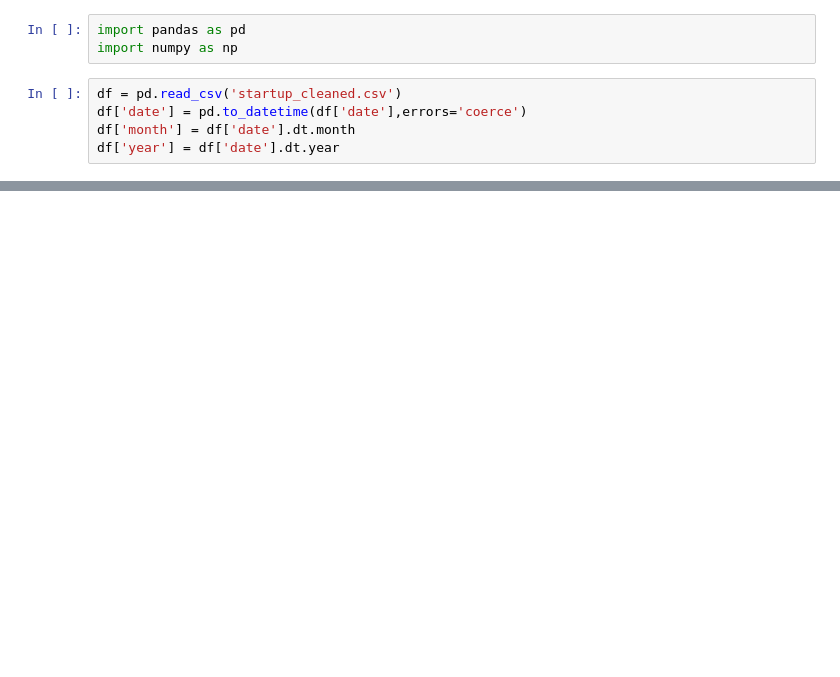
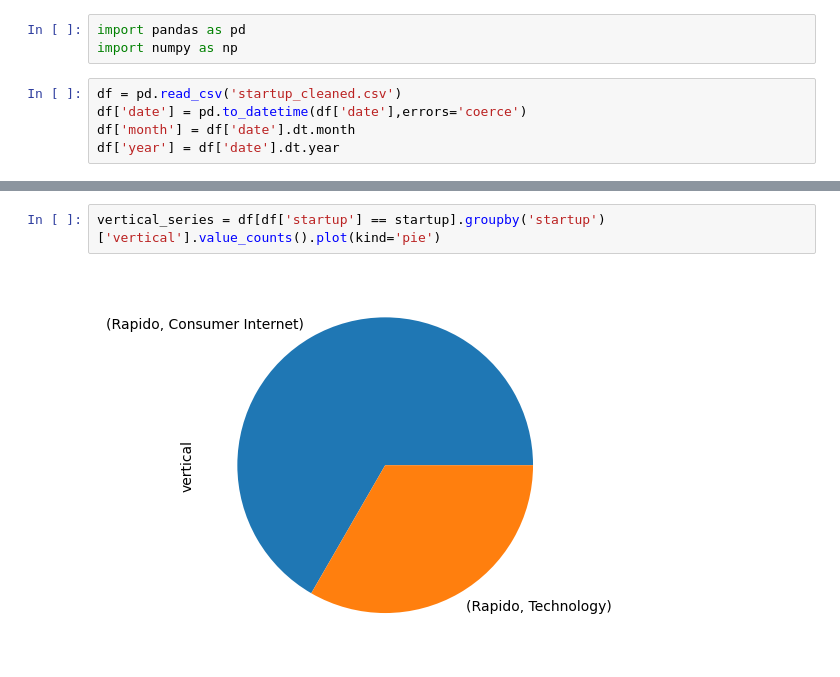
Before and after one commit to rudrat04/Indian_Startup_Funding_Streamlit_Case_Study, a Jupyter notebook: Untitled.ipynb, the cells around one changed output, grey strips where cells are left out. Cells and saved outputs as stored; diff of their text form; blank space fills up the shorter version.

```diff
--- a/Untitled.ipynb
+++ b/Untitled.ipynb
@@ -17,0 +88,4 @@ df.head()
+# %%
+vertical_series = df[df['startup'] == startup].groupby('startup')['vertical'].value_counts().plot(kind='pie')
+# %% [output]
+[figure, added]
```
Also changed, not shown: parts of 12 cells of this notebook, 1 other file.
